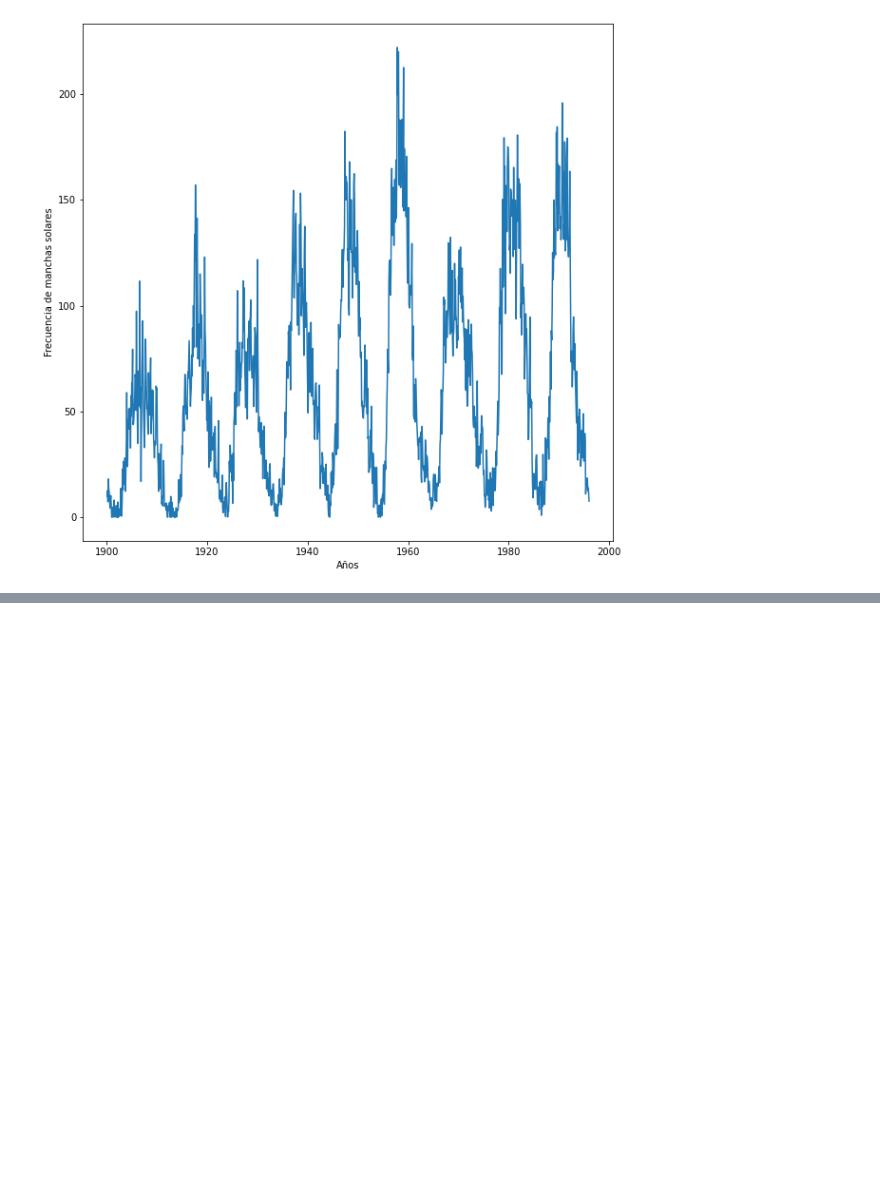
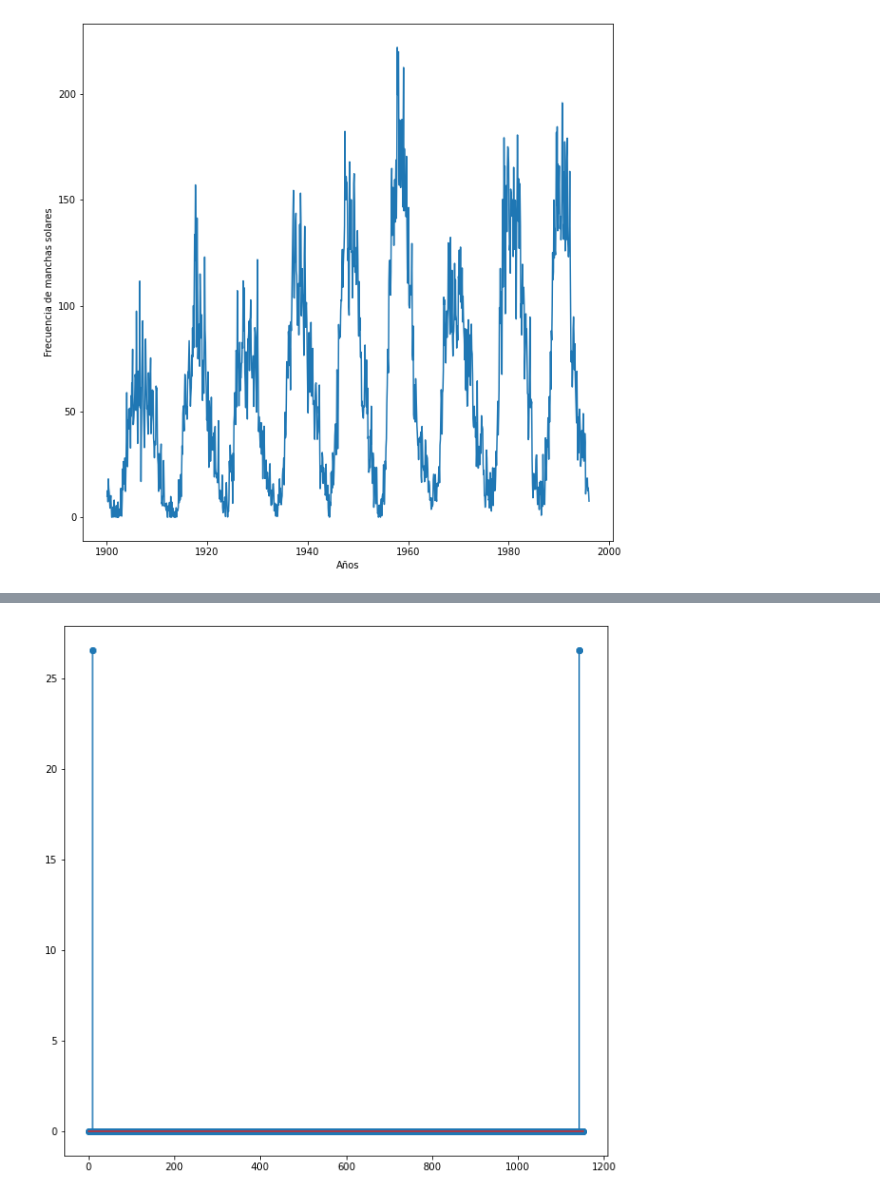
Before and after one commit to sofiaalvarezlopez/Taller5-Metodos-Computacionales, a Jupyter notebook: Taller5-JuanDanielCastrellon-MariaSofiaAlvarez.ipynb, the cells around one changed output, grey strips where cells are left out. Saved outputs shown, nothing was run; the diff lists cells and outputs as text; code cells hidden in the pictures; blank space fills up the shorter version.

```diff
--- a/Taller5-JuanDanielCastrellon-MariaSofiaAlvarez.ipynb
+++ b/Taller5-JuanDanielCastrellon-MariaSofiaAlvarez.ipynb
@@ -386,0 +391,21 @@ plot_frecuencias(FFTA, manchas_solares)
+# %%
+def frecuencias_no_dominantes_en_0(frec_abs, frecs, indi_frec_dom, FFTA_, FFT_):
+    # Las frecuencias no dominantes son aquellas menores o mayores a la frecuencia dominante
+    no_dominantes = (frec_abs < frecs[indice_frec_dominante]) | ((frec_abs > frecs[indice_frec_dominante]))
+    # Las volvemos cero
+    FFTA_[no_dominantes] = 0
+    FFT_[no_dominantes] = 0
+    return FFTA_, FFT_
+# %%
+frec_dominante, indice_frec_dominante = frecuencia_dominante(FFTA)
+FFTA_dominante, FFT_dominante = frecuencias_no_dominantes_en_0(frecuencias_absolutas, frecuencias, indice_frec_dominante, FFTA, FFT)
+# %%
+def plot_FFTA(FFTA_, manchas):
+    fig = plt.figure(figsize=(10,10))
+    n = np.linspace(1, len(manchas), len(manchas), endpoint=False)
+    plt.scatter(n, FFTA_/len(manchas))
+    plt.stem(n, FFTA_/len(manchas), use_line_collection=True)
+# %%
+plot_FFTA(FFTA_dominante, manchas_solares)
+# %% [output]
+[figure, added]
```
Also changed, not shown: parts of 10 cells of this notebook, 2 other files.
